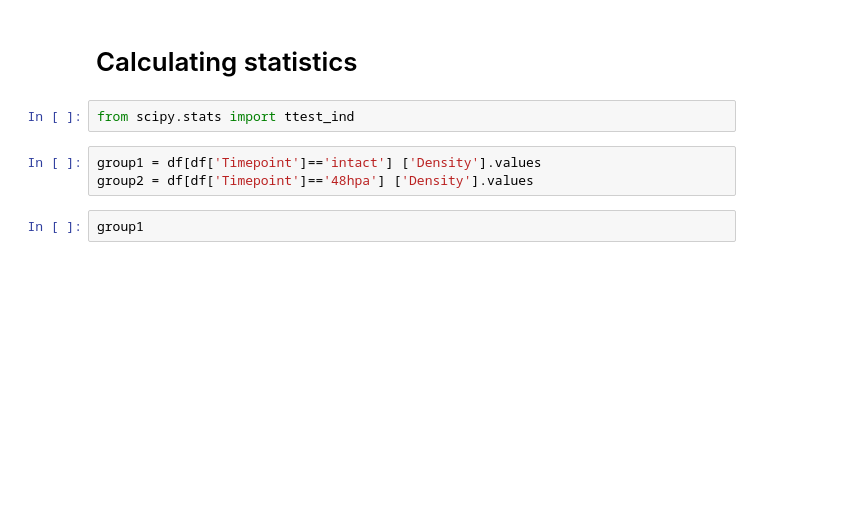
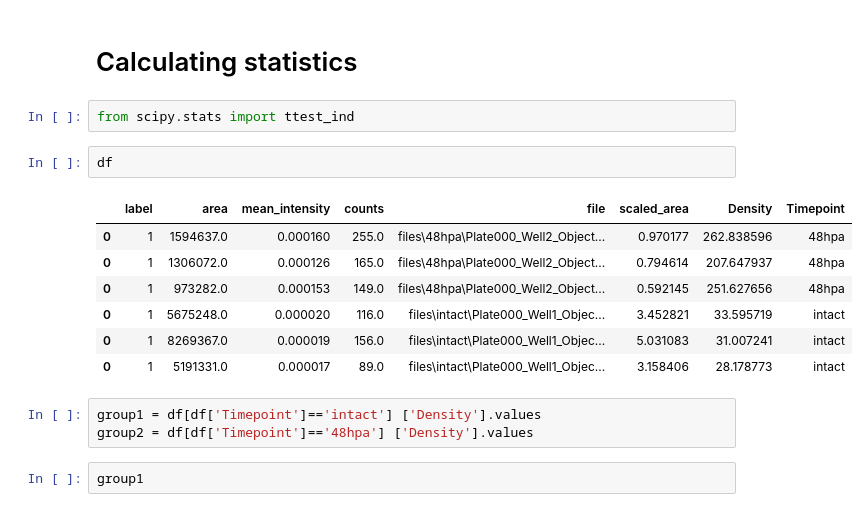
Before and after one commit to jouyun/ip_python, a Jupyter notebook: 4-Batching-Plotting.ipynb, the cells around one changed output. Saved outputs shown, nothing was run; the diff lists cells and outputs as text; blank space fills up the shorter version.

```diff
--- a/4-Batching-Plotting.ipynb
+++ b/4-Batching-Plotting.ipynb
@@ -263,6 +276,16 @@ px.bar(agged_df, x='Timepoint', y='mean', error_y='std', width=400)
 # Calculating statistics
 # %%
 from scipy.stats import ttest_ind
+# %%
+df
+# %% [output]
+|  | label | area | mean_intensity | counts | file | scaled_area | Density | Timepoint |
+| 0 | 1 | 1594637.0 | 0.000160 | 255.0 | files\48hpa\Plate000_Well2_Object... | 0.970177 | 262.838596 | 48hpa |
+| 0 | 1 | 1306072.0 | 0.000126 | 165.0 | files\48hpa\Plate000_Well2_Object... | 0.794614 | 207.647937 | 48hpa |
+| 0 | 1 | 973282.0 | 0.000153 | 149.0 | files\48hpa\Plate000_Well2_Object... | 0.592145 | 251.627656 | 48hpa |
+| 0 | 1 | 5675248.0 | 0.000020 | 116.0 | files\intact\Plate000_Well1_Objec... | 3.452821 | 33.595719 | intact |
+| 0 | 1 | 8269367.0 | 0.000019 | 156.0 | files\intact\Plate000_Well1_Objec... | 5.031083 | 31.007241 | intact |
+| 0 | 1 | 5191331.0 | 0.000017 | 89.0 | files\intact\Plate000_Well1_Objec... | 3.158406 | 28.178773 | intact |
 # %%
 group1 = df[df['Timepoint']=='intact'] ['Density'].values
 group2 = df[df['Timepoint']=='48hpa'] ['Density'].values
```
Also changed, not shown: parts of 14 cells of this notebook, 3 other files.
